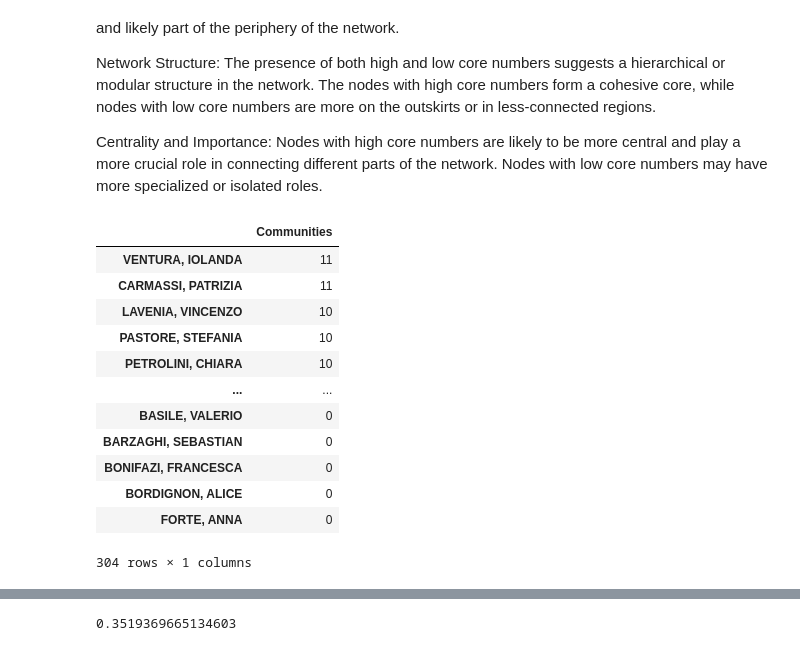
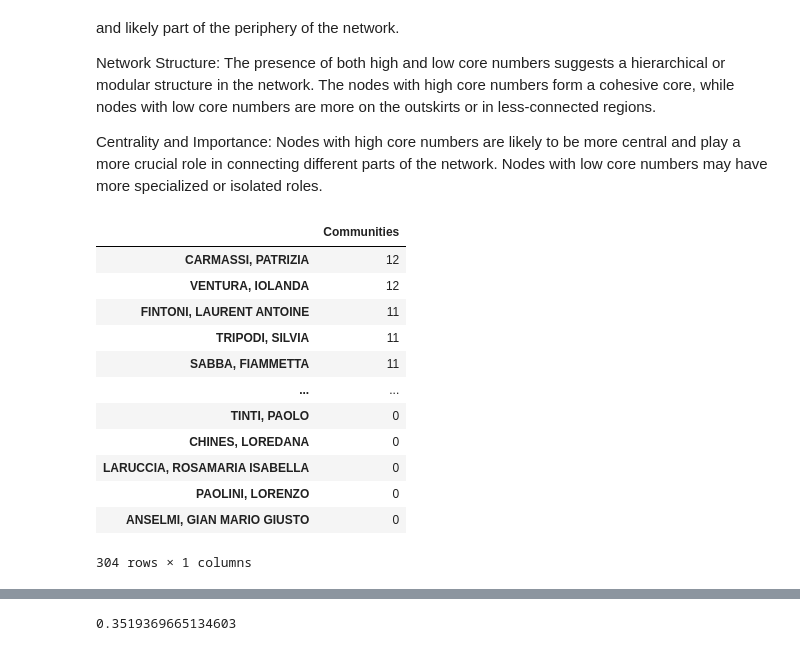
Before and after one commit to leonardozilli/DHDK_ProfessorsNetwork, a Jupyter notebook: notebooks/it_network_analysis.ipynb, the cells around one changed output, grey strips where cells are left out. Cells and saved outputs as stored; diff of their text form; code cells hidden in the pictures.

```diff
--- a/notebooks/it_network_analysis.ipynb
+++ b/notebooks/it_network_analysis.ipynb
@@ -316,28 +337,28 @@ The presence of both high and low core numbers suggests a hierarchical or modula
 Centrality and Importance:
 Nodes with high core numbers are likely to be more central and play a more crucial role in connecting different parts of the network. Nodes with low core numbers may have more specialized or isolated roles.
 # %%
-communities = nx.algorithms.community.greedy_modularity_communities(G)
+communities = nx.algorithms.community.greedy_modularity_communities(G, weight="weight")
 community_mapping = {}
 for i, community in enumerate(communities):
     for node in community:
         community_mapping[node] = i
 
 
 c_data = pd.DataFrame.from_dict(community_mapping,
                                     columns=["Communities"],
                                     orient="index")
 c_data.sort_values(by=["Communities"], ascending=False)
 # %% [output]
 |  | Communities |
-| VENTURA, IOLANDA | 11 |
-| CARMASSI, PATRIZIA | 11 |
-| LAVENIA, VINCENZO | 10 |
-| PASTORE, STEFANIA | 10 |
-| PETROLINI, CHIARA | 10 |
+| CARMASSI, PATRIZIA | 12 |
+| VENTURA, IOLANDA | 12 |
+| FINTONI, LAURENT ANTOINE | 11 |
+| TRIPODI, SILVIA | 11 |
+| SABBA, FIAMMETTA | 11 |
 | ... | ... |
-| BASILE, VALERIO | 0 |
-| BARZAGHI, SEBASTIAN | 0 |
-| BONIFAZI, FRANCESCA | 0 |
-| BORDIGNON, ALICE | 0 |
-| FORTE, ANNA | 0 |
+| TINTI, PAOLO | 0 |
+| CHINES, LOREDANA | 0 |
+| LARUCCIA, ROSAMARIA ISABELLA | 0 |
+| PAOLINI, LORENZO | 0 |
+| ANSELMI, GIAN MARIO GIUSTO | 0 |
 304 rows × 1 columns
```
Also changed, not shown: parts of 6 cells of this notebook, 1 other file.
